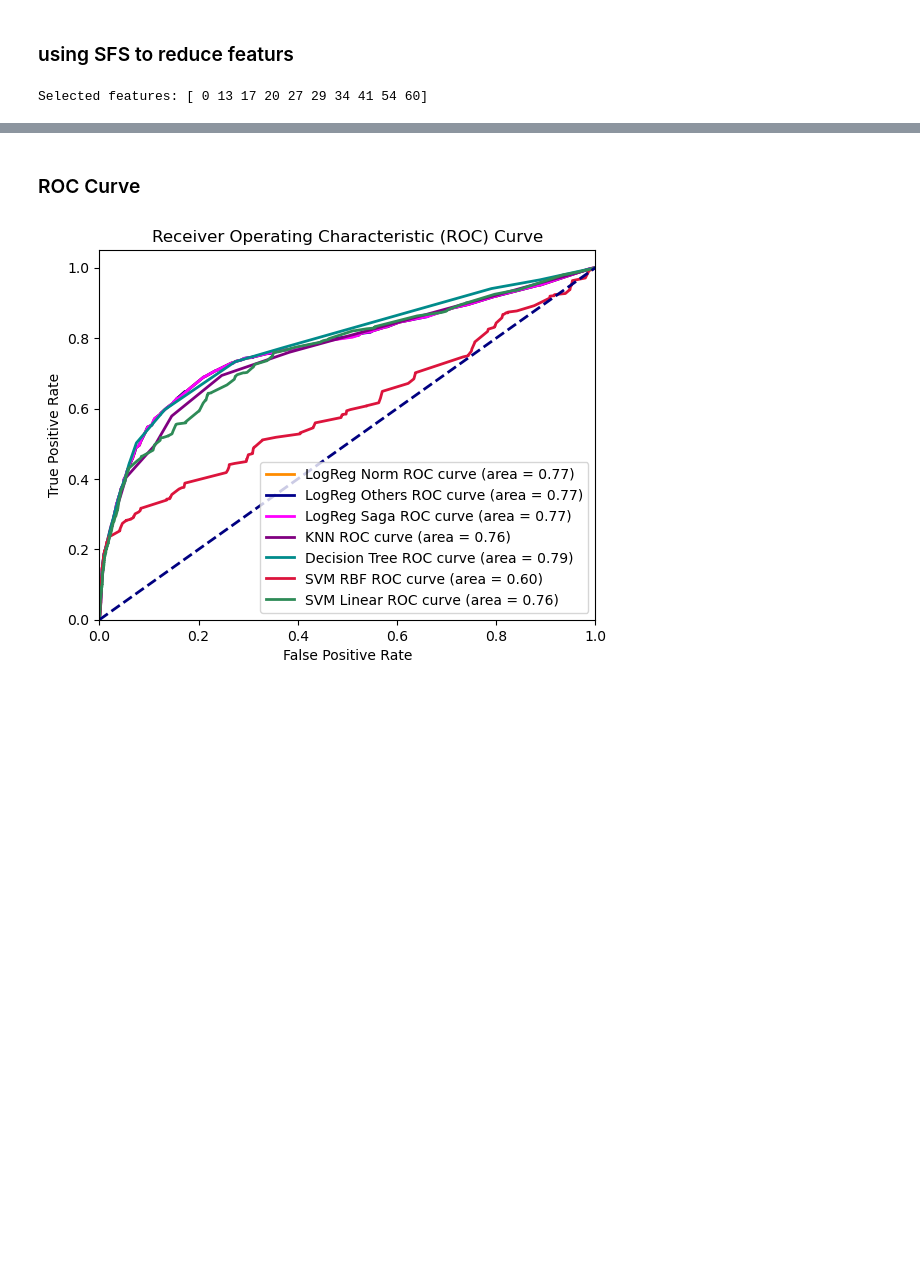
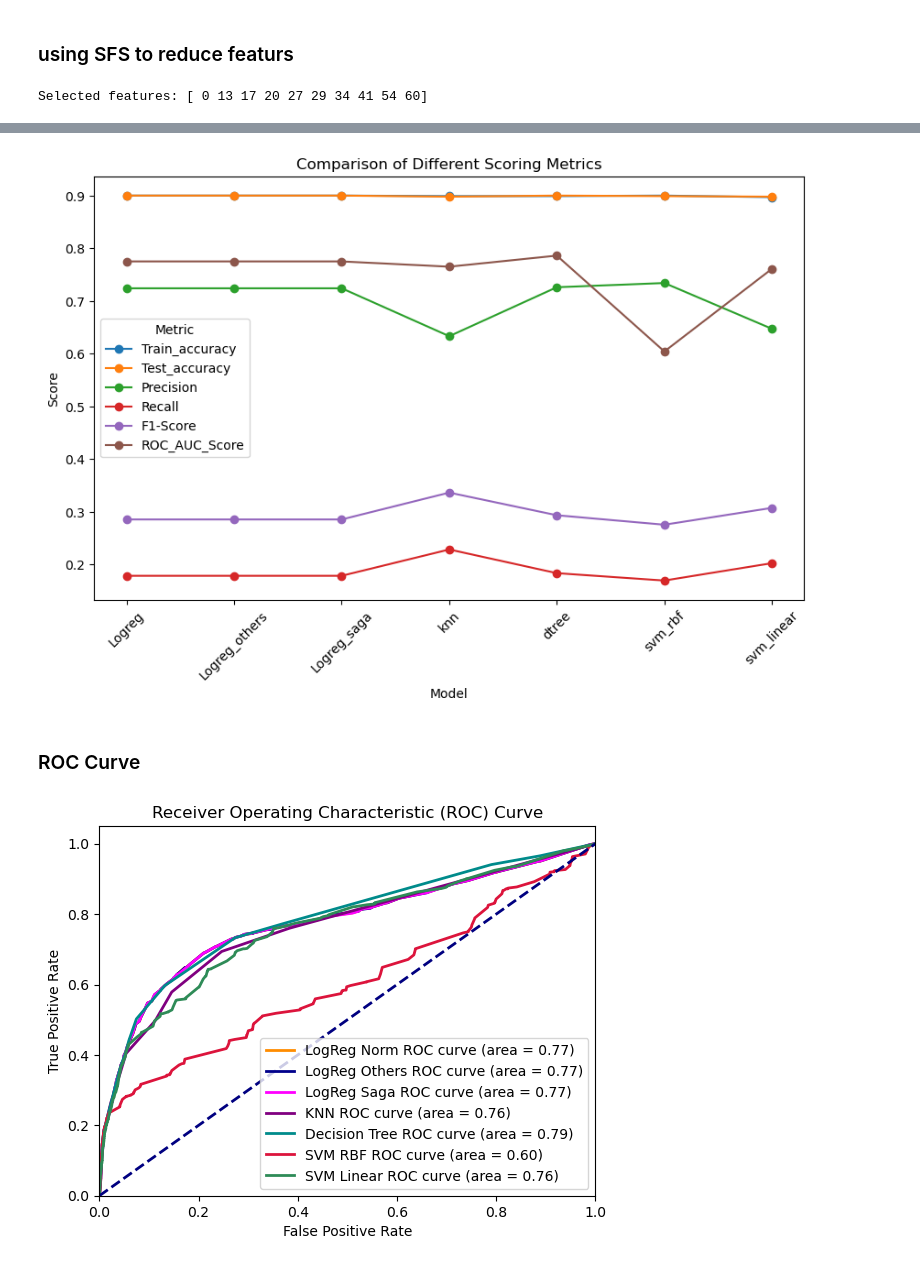
Before and after one commit to er-robins/Bank_Marketing_Campaign, a Jupyter notebook: Bank_Marketing_Campaign.ipynb, the cells around one changed output, grey strips where cells are left out. Cells and saved outputs as stored; diff of their text form; code cells hidden in the pictures; blank space fills up the shorter version.

```diff
--- a/Bank_Marketing_Campaign.ipynb
+++ b/Bank_Marketing_Campaign.ipynb
@@ -710,3 +676,7 @@ svm_linear Confusion Matrix :
+# %%
+score_plot(m_opt_results_df)
+# %% [output]
+[figure, added]
 # %% [markdown]
 ### ROC Curve
 # %%
```
Also changed, not shown: parts of 33 cells of this notebook, 13 other files.
